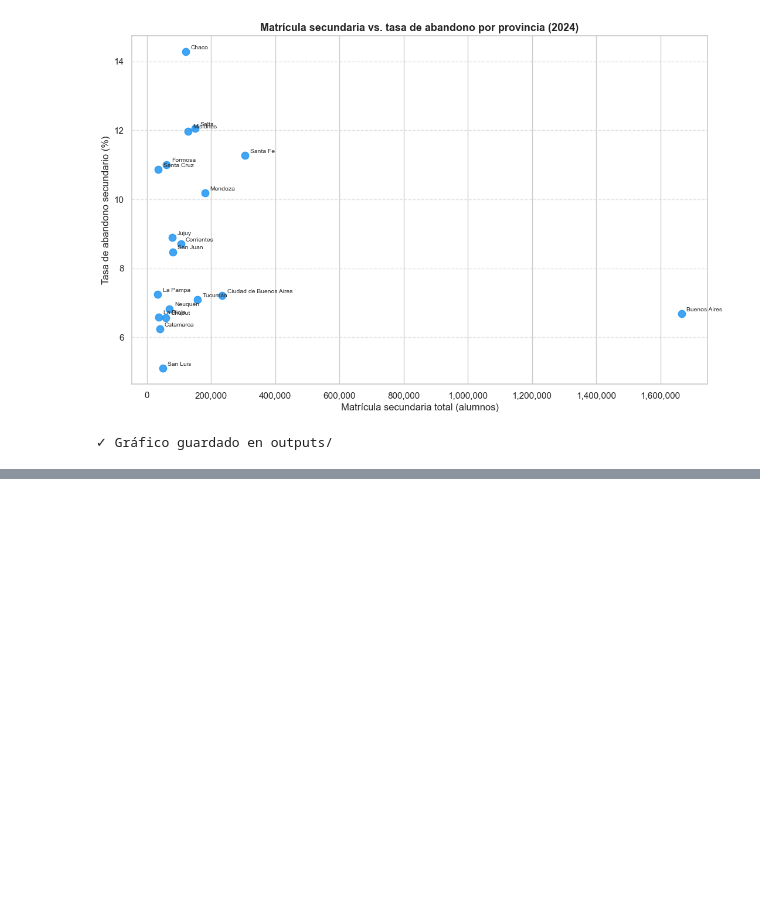
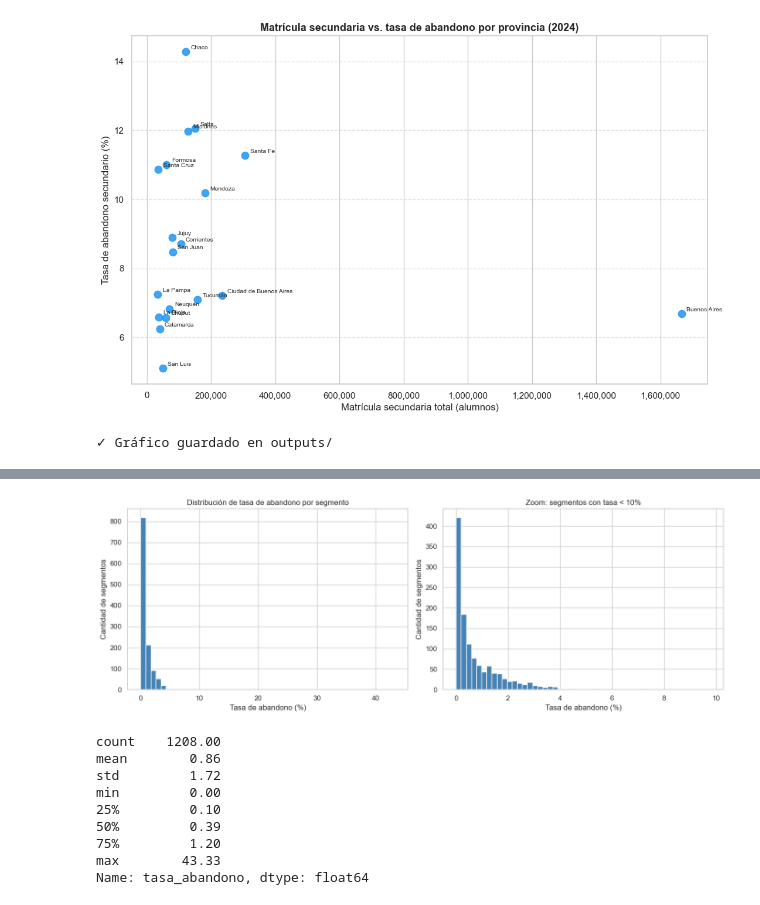
Before and after one commit to federicooscargiglio/indice-vulnerabilidad-educativa-argentina, a Jupyter notebook: notebooks/03_eda.ipynb, the cells around one changed output, grey strips where cells are left out. Drawn from its saved outputs; the diff is of its cells as text; code cells hidden in the pictures; blank space fills up the shorter version.

```diff
--- a/notebooks/03_eda.ipynb
+++ b/notebooks/03_eda.ipynb
@@ -363,0 +376,32 @@ print('✓ Gráfico guardado en outputs/')
+# %%
+fig, axes = plt.subplots(1, 2, figsize=(14, 5))
+
+# Histograma
+axes[0].hist(base3['tasa_abandono'].dropna(), bins=50, color='steelblue', edgecolor='white')
+axes[0].set_title('Distribución de tasa de abandono por segmento')
+axes[0].set_xlabel('Tasa de abandono (%)')
+axes[0].set_ylabel('Cantidad de segmentos')
+
+# Zoom: sin outliers (tasa < 10%)
+axes[1].hist(base3[base3['tasa_abandono'] < 10]['tasa_abandono'].dropna(),
+             bins=50, color='steelblue', edgecolor='white')
+axes[1].set_title('Zoom: segmentos con tasa < 10%')
+axes[1].set_xlabel('Tasa de abandono (%)')
+axes[1].set_ylabel('Cantidad de segmentos')
+
+plt.tight_layout()
+plt.savefig(os.path.join(BASE, 'outputs', '06_distribucion_tasa_abandono.png'), dpi=150, bbox_inches='tight')
+plt.show()
+
+print(base3['tasa_abandono'].describe().round(2))
+# %% [output]
+[figure, added]
+count    1208.00
+mean        0.86
+std         1.72
+min         0.00
+25%         0.10
+50%         0.39
+75%         1.20
+max        43.33
+Name: tasa_abandono, dtype: float64
```
Also changed, not shown: parts of 9 cells of this notebook, 5 other files.
